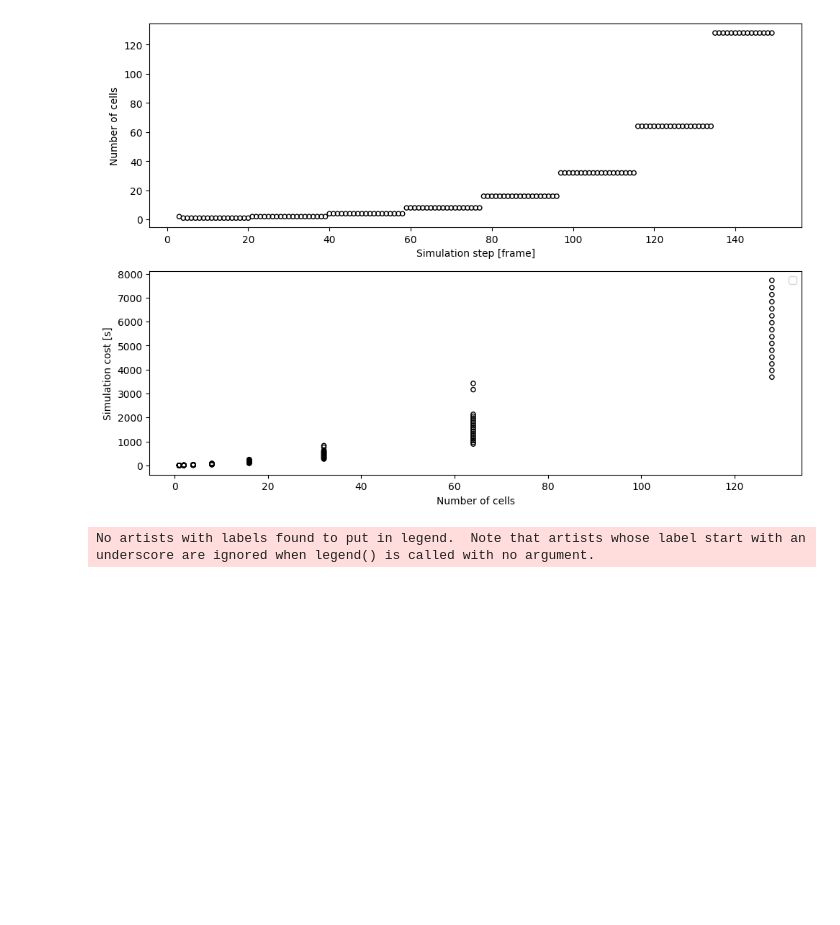
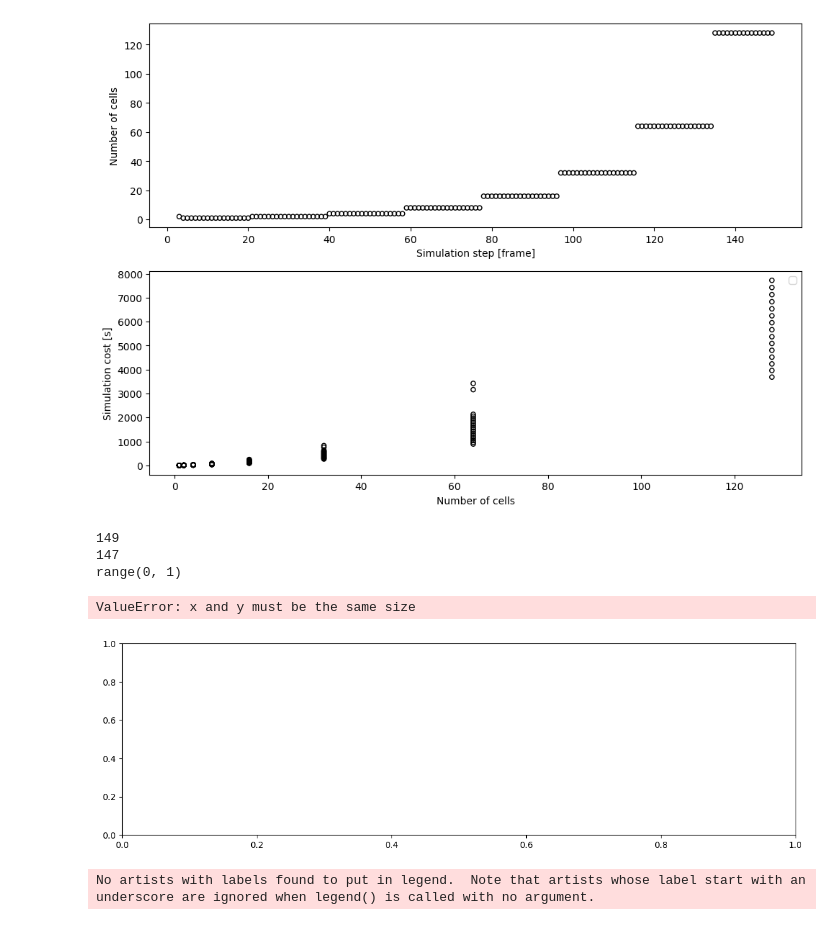
Before and after one commit to smegason/Goo, a Jupyter notebook: _notebooks/rendering_time.ipynb, the cells around one changed output. Cells and saved outputs as stored; diff of their text form; code cells hidden in the pictures; blank space fills up the shorter version.

```diff
--- a/_notebooks/rendering_time.ipynb
+++ b/_notebooks/rendering_time.ipynb
@@ -287,6 +287,56 @@ No artists with labels found to put in legend.  Note that artists whose label st
 147
 R² = 0.9762487051628729
 [figure]
+# %%
+import json
+import matplotlib.pyplot as plt
+
+# Plot simulation time per frame
+with open("/Users/antoine/Harvard/MegasonLab/GPU_backup/AntoineRuzette/goo/data/division/20240227_division_targetvolume30_synchronous/20240227_division_targetvolume30_synchronous5_times.json", 'r') as f:
+    times1 = json.load(f)
+with open("/Users/antoine/Harvard/MegasonLab/GPU_backup/AntoineRuzette/goo/data/division/20240227_division_targetvolume30_synchronous/20240227_division_targetvolume30_synchronous5_frame_cells.json", 'r') as f:
+    cells1 = json.load(f)
+
+# Extract X and Y data for fitting
+X_frame = np.array([int(frame) for frame in times1.keys()])
+simulation_cost = np.array(list(times1.values()))
+
+# Initialize a dictionary to store the number of cells at each frame
+cells_per_frame = {}
+
+# Iterate over each cell
+for cell, frames in cells1.items():
+    # Iterate over the frames the cell appears in
+    for frame in frames:
+        # If the frame is not already in the dictionary, add it with a count of 1
+        # Otherwise, increment the count
+        if frame not in cells_per_frame:
+            cells_per_frame[frame] = 1
+        else:
+            cells_per_frame[frame] += 1
+
+# Extract simulation cost and number of cells
+num_cells = list(cells_per_frame.values())
+print(len(num_cells))
+print(len(simulation_cost))
+
+print(range((frames)))
+
+plt.figure(figsize=(14, 4))
+plt.scatter(range(frames), num_cells, s=20, color='black', marker='o', facecolors='none', edgecolors='black')
+plt.ylabel('Number of cells')
+plt.xlabel('Simulation step [frame]')
+
+
+plt.tight_layout()
+#plt.savefig("/Users/antoine/Harvard/MegasonLab/GPU_backup/AntoineRuzette/goo/data/division/20240227_division_targetvolume30/simulation_cost_and_cumulative_cost.png", dpi=300)
+plt.show()
+# %% [output]
+149
+147
+range(0, 1)
+ValueError: x and y must be the same size
+[figure, added]
 # %%
 import json
 import matplotlib.pyplot as plt
```
Also changed, not shown: parts of 3 cells of this notebook, 5 other files.
